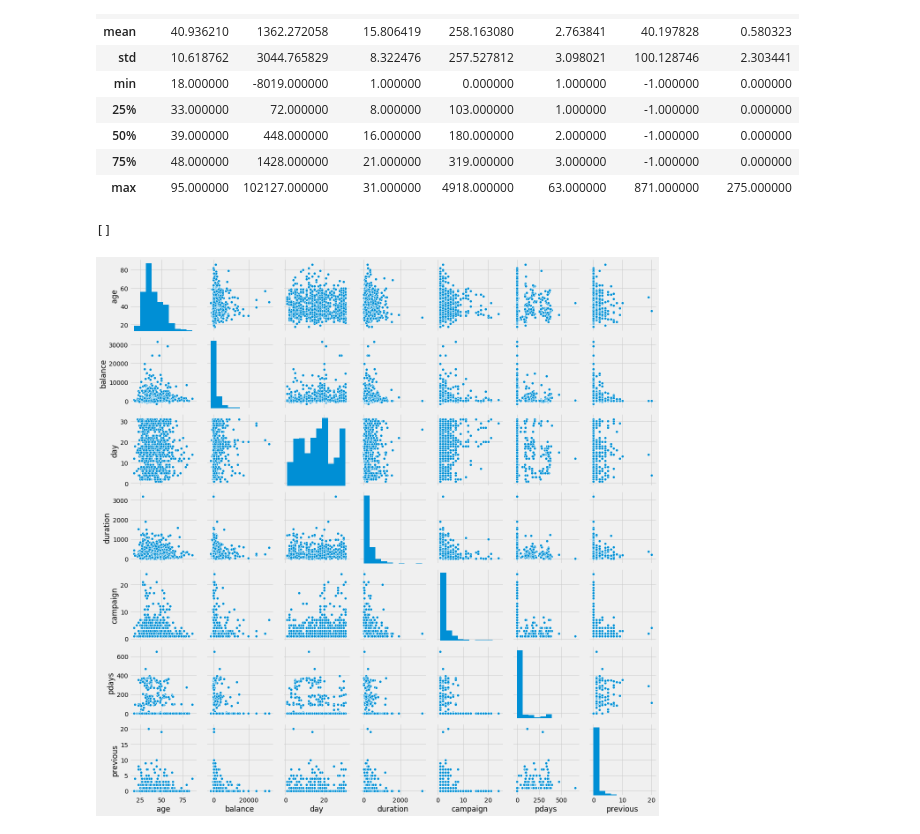
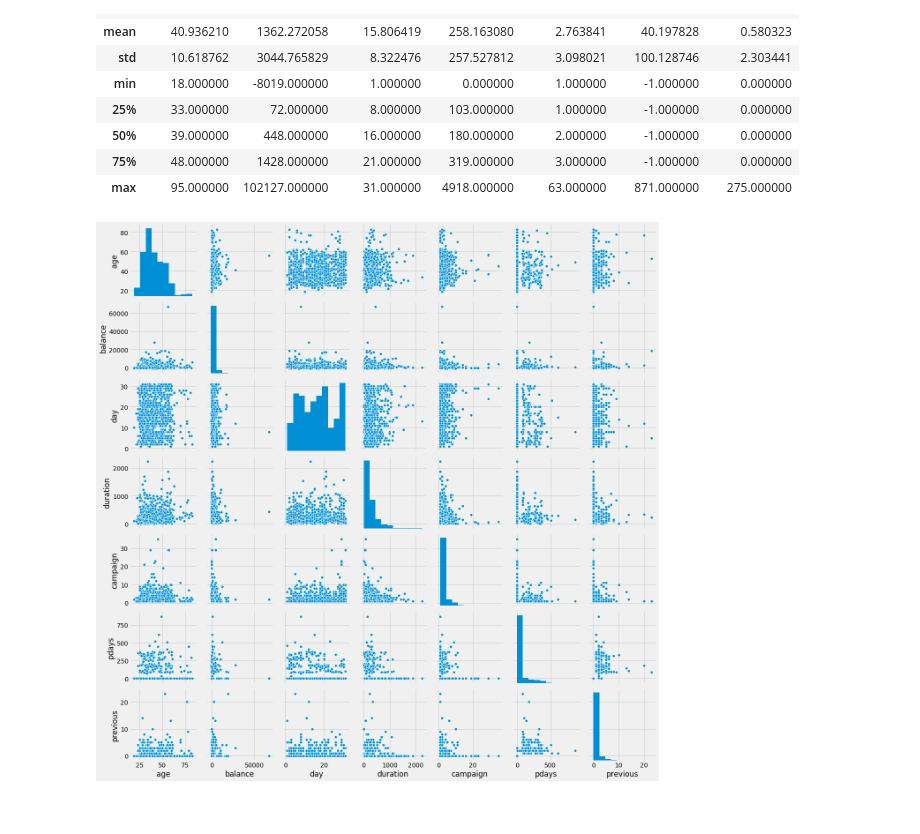
Before and after one commit to des137/Machine-Learning-Classifier-Example, a Jupyter notebook: eda.ipynb, the cells around one changed output. Saved outputs shown, nothing was run; the diff lists cells and outputs as text; code cells hidden in the pictures.

```diff
--- a/eda.ipynb
+++ b/eda.ipynb
@@ -9,7 +9,7 @@ import matplotlib.pyplot as plt
 import seaborn as sns
 plt.style.use('fivethirtyeight')
 # %%
-df = pd.read_csv('../data/bank-full.csv', sep=';')
+df = pd.read_csv('data/bank-full.csv', sep=';')
 # %%
 df.info()
 # %% [output]
@@ -155,7 +155,6 @@ df.describe()
 | max | 95.000000 | 102127.000000 | 31.000000 | 4918.000000 | 63.000000 | 871.000000 | 275.000000 |
 # %%
 sns.pairplot(df.sample(10**3))
-plt.plot()
+plt.show()
 # %% [output]
-[]
-[figure, old version]
+[figure, new version]
```
Also changed, not shown: parts of 1 cell of this notebook, 1 other file.
